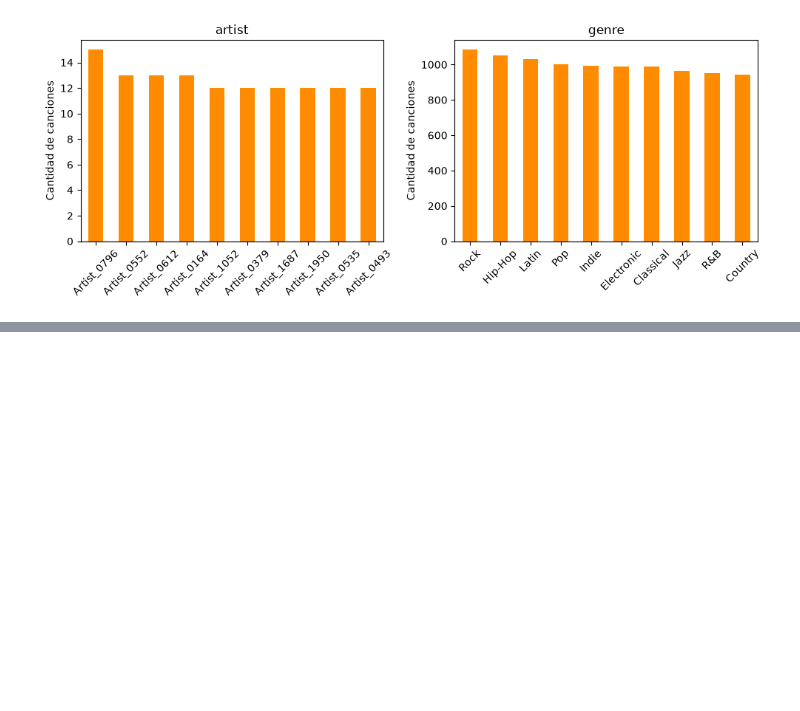
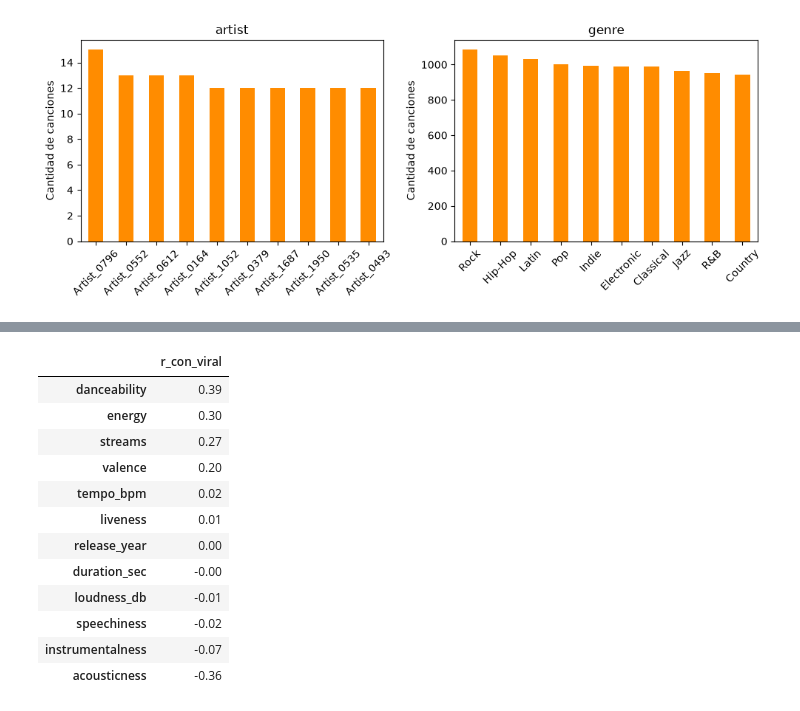
Before and after one commit to luisjoarmenta-png/proyecto_profundizacion, a Jupyter notebook: data/raw/Dataset.ipynb, the cells around one changed output, grey strips where cells are left out. Cells and saved outputs as stored; diff of their text form; code cells hidden in the pictures; blank space fills up the shorter version.

```diff
--- a/data/raw/Dataset.ipynb
+++ b/data/raw/Dataset.ipynb
@@ -157,0 +162,16 @@ plt.show()
+# %%
+correlaciones_con_target(df, "viral").to_frame("r_con_viral").round(2)
+# %% [output]
+|  | r_con_viral |
+| danceability | 0.39 |
+| energy | 0.30 |
+| streams | 0.27 |
+| valence | 0.20 |
+| tempo_bpm | 0.02 |
+| liveness | 0.01 |
+| release_year | 0.00 |
+| duration_sec | -0.00 |
+| loudness_db | -0.01 |
+| speechiness | -0.02 |
+| instrumentalness | -0.07 |
+| acousticness | -0.36 |
```
Also changed, not shown: parts of 6 cells of this notebook.
